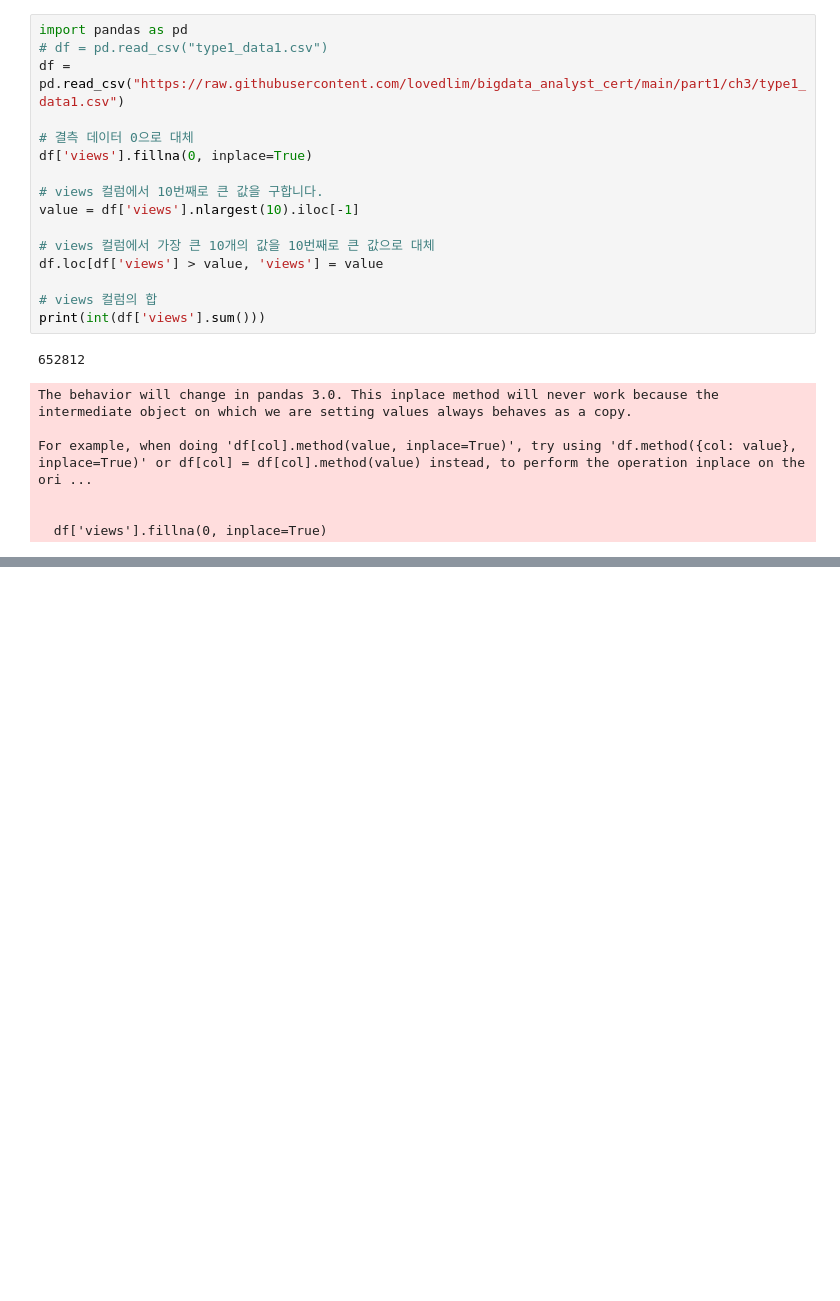
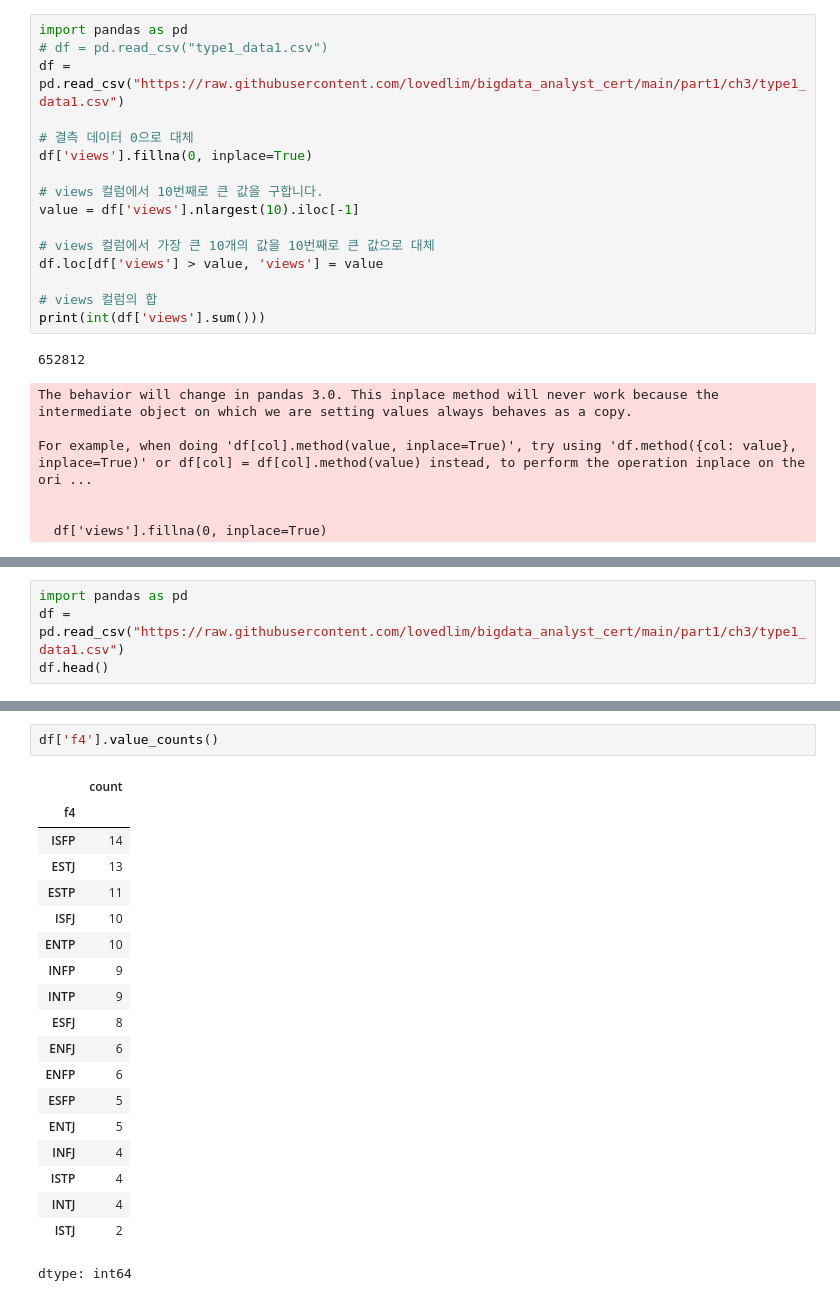
Before and after one commit to va4756/algio_sklearn, a Jupyter notebook: bigdata_sinagong_part1.ipynb, the cells around one changed output, grey strips where cells are left out. Drawn from its saved outputs; the diff is of its cells as text; blank space fills up the shorter version.

```diff
--- a/bigdata_sinagong_part1.ipynb
+++ b/bigdata_sinagong_part1.ipynb
@@ -1985,0 +1990,4 @@ For example, when doing 'df[col].method(value, inplace=True)', try using 'df.met
+# %%
+import pandas as pd
+df = pd.read_csv("https://raw.githubusercontent.com/lovedlim/bigdata_analyst_cert/main/part1/ch3/type1_data1.csv")
+df.head()
@@ -1985,0 +2023,22 @@ For example, when doing 'df[col].method(value, inplace=True)', try using 'df.met
+# %%
+df['f4'].value_counts()
+# %% [output]
+|  | count |
+| f4 |  |
+| ISFP | 14 |
+| ESTJ | 13 |
+| ESTP | 11 |
+| ISFJ | 10 |
+| ENTP | 10 |
+| INFP | 9 |
+| INTP | 9 |
+| ESFJ | 8 |
+| ENFJ | 6 |
+| ENFP | 6 |
+| ESFP | 5 |
+| ENTJ | 5 |
+| INFJ | 4 |
+| ISTP | 4 |
+| INTJ | 4 |
+| ISTJ | 2 |
+dtype: int64
```
Also changed, not shown: parts of 5 cells of this notebook.
